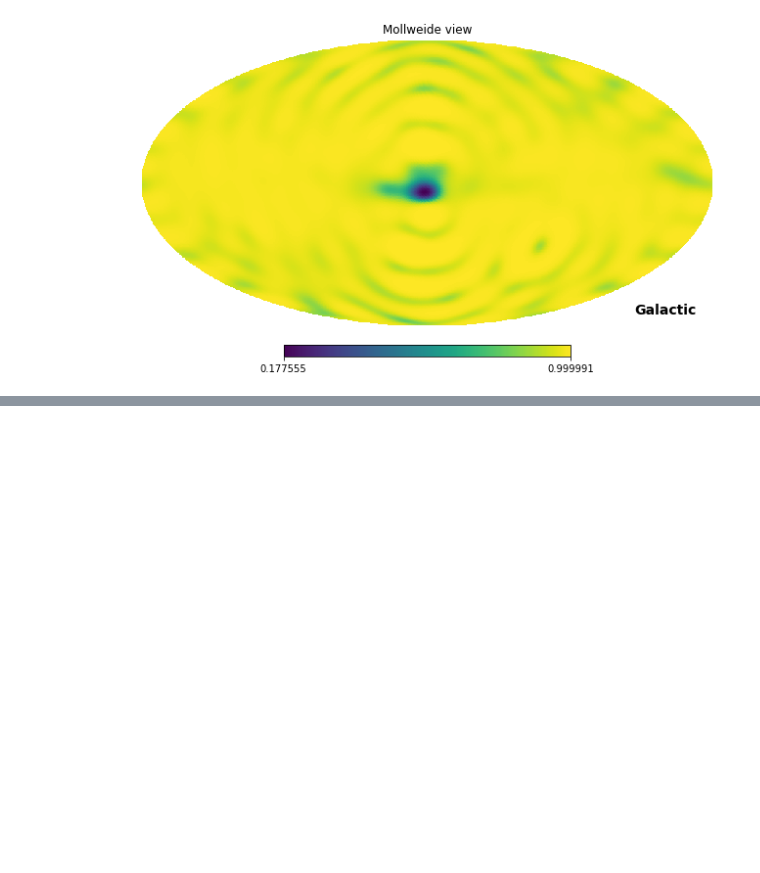
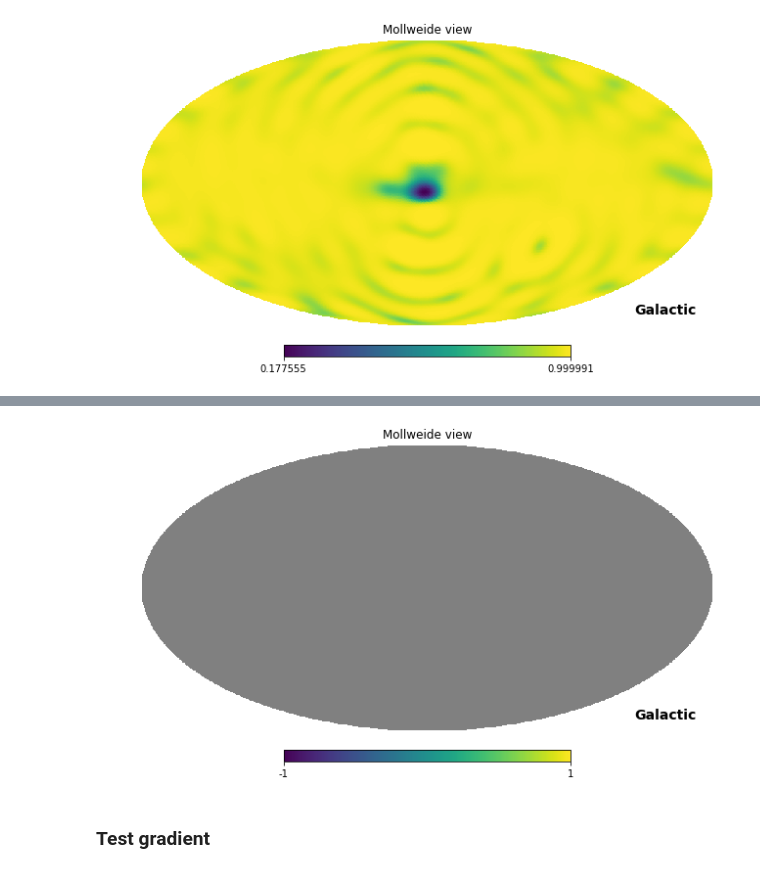
Before and after one commit to gaiaverse/astrometry, a Jupyter notebook: SphHarmonics/SphHm-AstrometrySF.ipynb, the cells around one changed output, grey strips where cells are left out. Cells and saved outputs as stored; diff of their text form; code cells hidden in the pictures; blank space fills up the shorter version.

```diff
--- a/SphHarmonics/SphHm-AstrometrySF.ipynb
+++ b/SphHarmonics/SphHm-AstrometrySF.ipynb
@@ -338,0 +350,3 @@ hp.mollview(expit(x), coord=['C','G'])
+# %%
+grad = np.zeros(Ylm.shape[0])
+%timeit sphharm_slow(p0, Ylm_grid, data['n'], data['k'], Ylm_grid.shape[1], Ylm_grid.shape[0], grad)
@@ -338,0 +355,6 @@ hp.mollview(expit(x), coord=['C','G'])
+# %%
+p0=np.random.normal(0.,1., size=_harmonics['m'].shape[0])
+result = scipy.optimize.minimize(sphharm_slow, p0, method='SLSQP',
+                                 options={'disp':True,'xtol':1e-8},
+                    args=(Ylm, data['n'], data['k'], Ylm.shape[1], Ylm.shape[0], grad), jac=True)
+#result
@@ -338,0 +387,6 @@ hp.mollview(expit(x), coord=['C','G'])
+# %%
+hp.mollview(np.sum(Ylm.T * result['x'], axis=1), coord=['C','G'])
+# %% [output]
+[figure, added]
+# %% [markdown]
+### Test gradient
```
Also changed, not shown: parts of 66 cells of this notebook, 6 other files.
